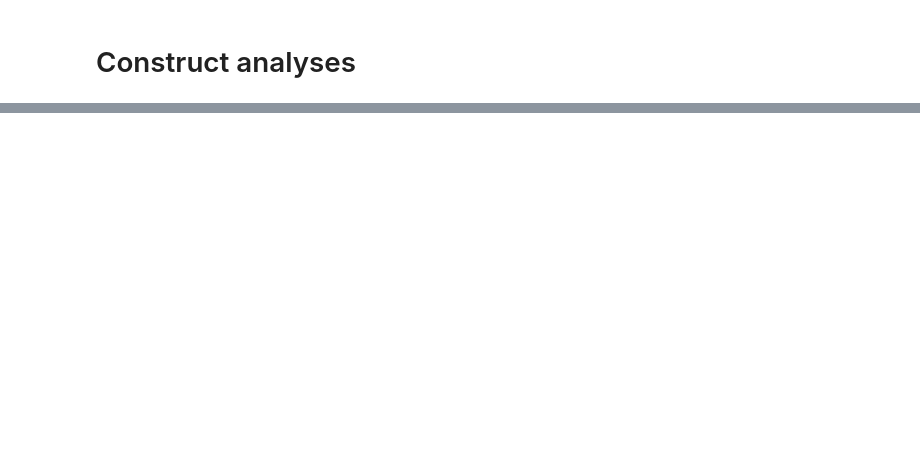
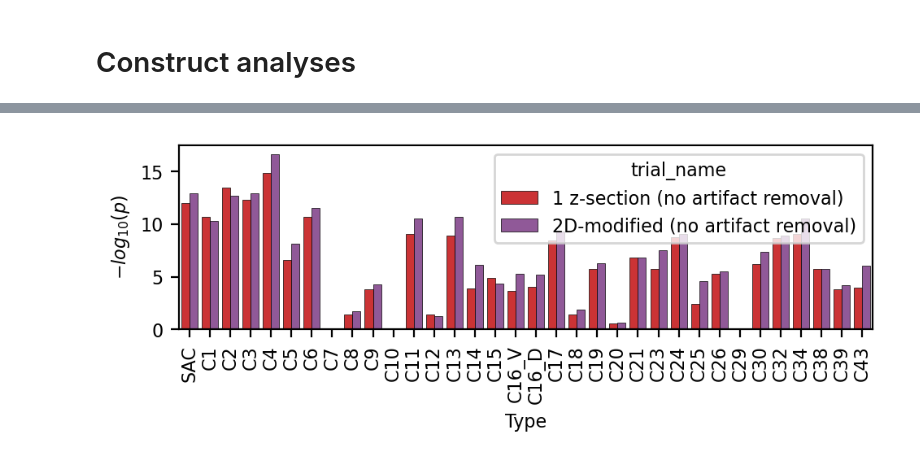
Before and after one commit to shekharlab/SpatialRGC, a Jupyter notebook: spatial_rgc/notebook_scripts/mosaic_analysis.ipynb, the cells around one changed output, grey strips where cells are left out. Saved outputs shown, nothing was run; the diff lists cells and outputs as text; code cells hidden in the pictures; blank space fills up the shorter version.

```diff
--- a/spatial_rgc/notebook_scripts/mosaic_analysis.ipynb
+++ b/spatial_rgc/notebook_scripts/mosaic_analysis.ipynb
@@ -860,0 +2161,10 @@ quant_mosaic(df_t,order,figsize=(2,1.25),pairs=pairs,ylim=(0,6),output_f=os.path
+# %%
+%matplotlib inline
+with plt.rc_context({'figure.dpi':200,'font.sans-serif':'Arial','font.size':8,'figure.figsize':(5.5,1.5)}):
+
+    sns.barplot(df,x='Type',hue='trial_name',y='-log10 p',order=suborder,palette=TRIAL_COLORS,edgecolor='black',linewidth=0.25)
+    plt.ylabel(r'$-log_{10}(p)$')
+    plt.xticks(rotation=90);
+    plt.savefig(os.path.join(REVIEWER_DIR,"mosaic","adjusted_p_values_NNRI_2.pdf"))
+# %% [output]
+[figure, added]
```
Also changed, not shown: parts of 72 cells of this notebook, 2 other files.
